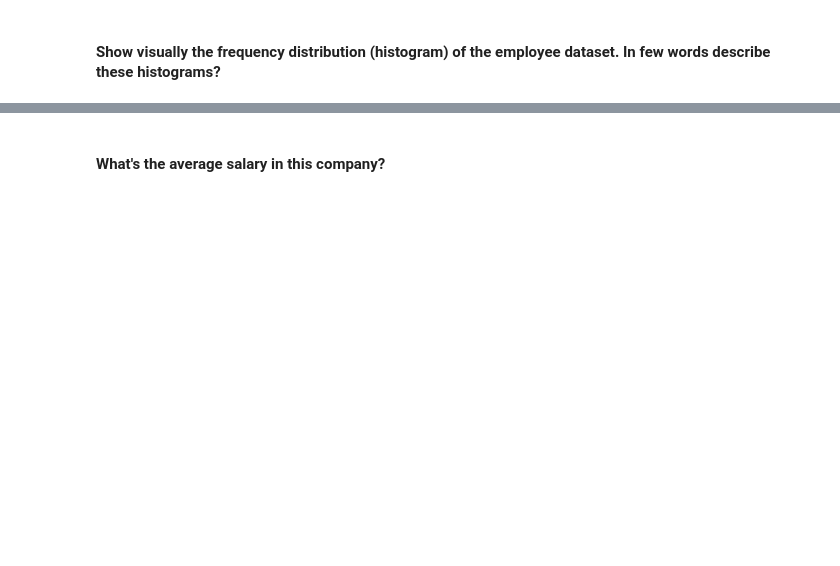
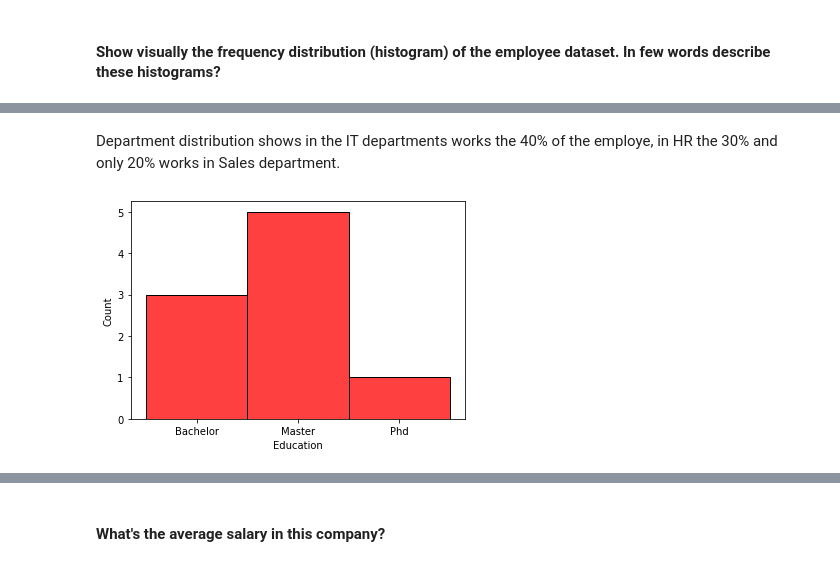
Before and after one commit to angelanavarrog/lab-subsetting-and-descriptive-stats, a Jupyter notebook: your-code/main.ipynb, the cells around one changed output, grey strips where cells are left out. Saved outputs shown, nothing was run; the diff lists cells and outputs as text; code cells hidden in the pictures; blank space fills up the shorter version.

```diff
--- a/your-code/main.ipynb
+++ b/your-code/main.ipynb
@@ -70,0 +199,6 @@ import seaborn as sns
+# %% [markdown]
+Department distribution shows in the IT departments works the 40% of the employe, in HR the 30% and only 20% works in Sales department.
+# %%
+sns.histplot( employee.Education, color='r');
+# %% [output]
+[figure, added]
```
Also changed, not shown: parts of 86 cells of this notebook.
